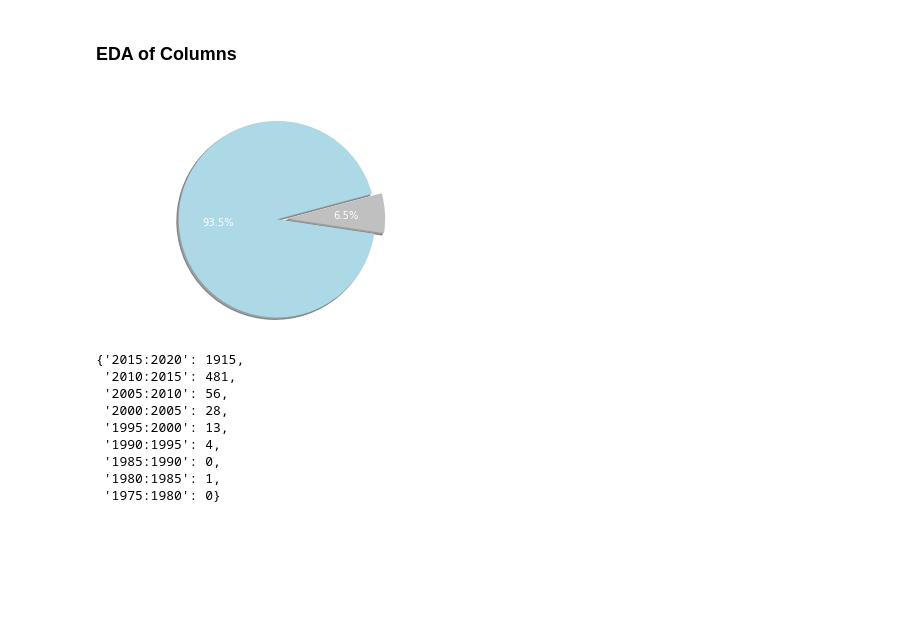
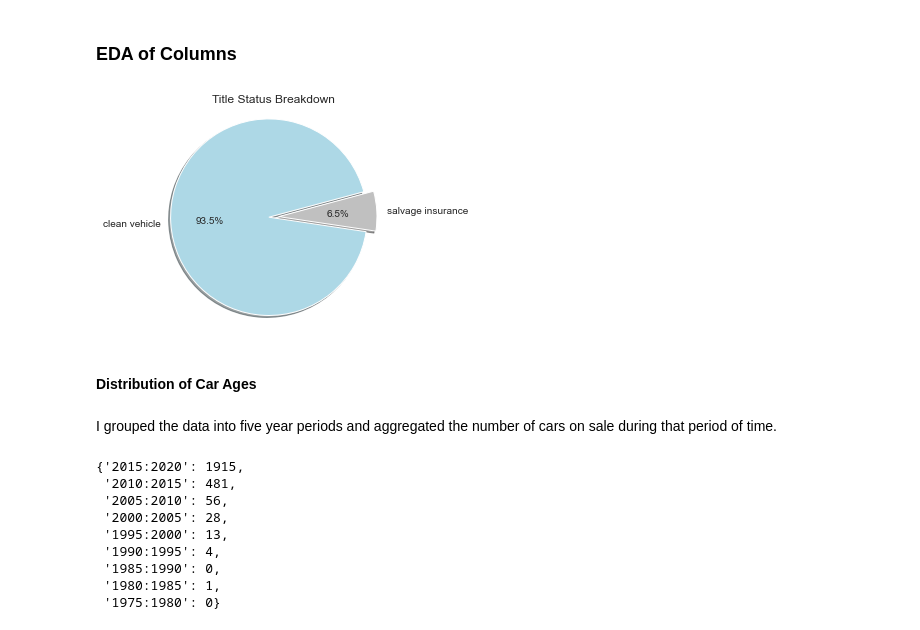
Before and after one commit to arjneal/DataScience, a Jupyter notebook: data_analytics/code_files/car_sales.ipynb, the cells around one changed output. Saved outputs shown, nothing was run; the diff lists cells and outputs as text; code cells hidden in the pictures; blank space fills up the shorter version.

```diff
--- a/data_analytics/code_files/car_sales.ipynb
+++ b/data_analytics/code_files/car_sales.ipynb
@@ -60,12 +59,12 @@ Index(['clean vehicle', 'salvage insurance'], dtype='object')
 # %%
 my_colors = ['lightblue', 'silver']
 my_explode = (0, 0.1)
-plt.pie(title_breakdown, labels = title_breakdown.index, autopct='%1.1f%%', startangle=15, shadow = True, colors = my_colors, explode=my_explode, textprops = {'color': 'w'})
-plt.title('Title Status Breakdown', color = "white")
+plt.pie(title_breakdown, labels = title_breakdown.index, autopct='%1.1f%%', startangle=15, shadow = True, colors = my_colors, explode=my_explode)
+plt.title('Title Status Breakdown')
 plt.axis('equal')
 plt.show()
 # %% [output]
-[figure, old version]
+[figure, new version]
 # %%
 car_years = df.year.value_counts()
 # Group the years into five year marks
@@ -73,6 +72,10 @@ car_years = df.year.value_counts()
 years = []
 for i in car_years.index:
     years.append(i)
+# %% [markdown]
+#### Distribution of Car Ages
+# %% [markdown]
+I grouped the data into five year periods and aggregated the number of cars on sale during that period of time.
 # %%
 # Start at 2020 iterate down
 def groupby_years(df, period_length = 5):
```
Also changed, not shown: parts of 13 cells of this notebook.
